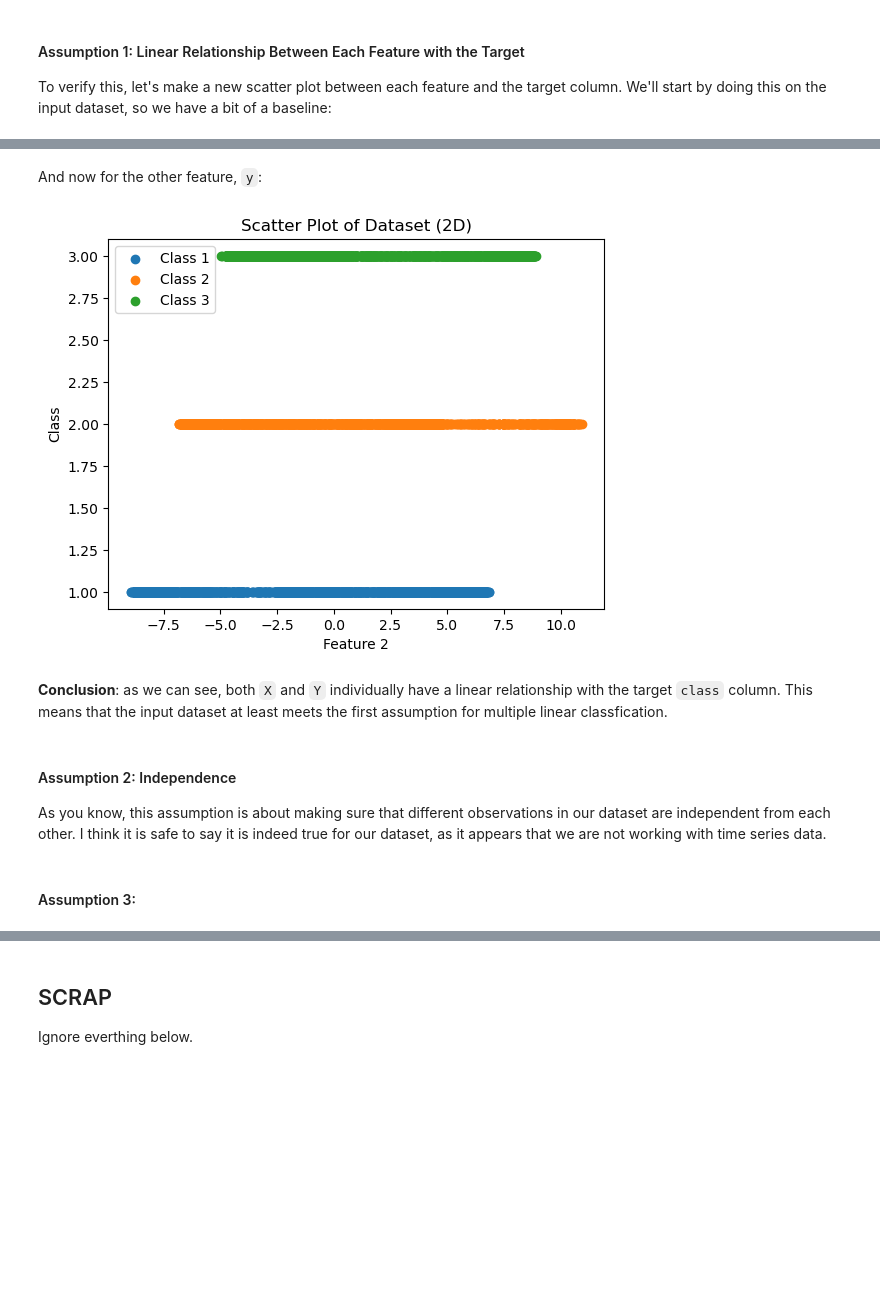
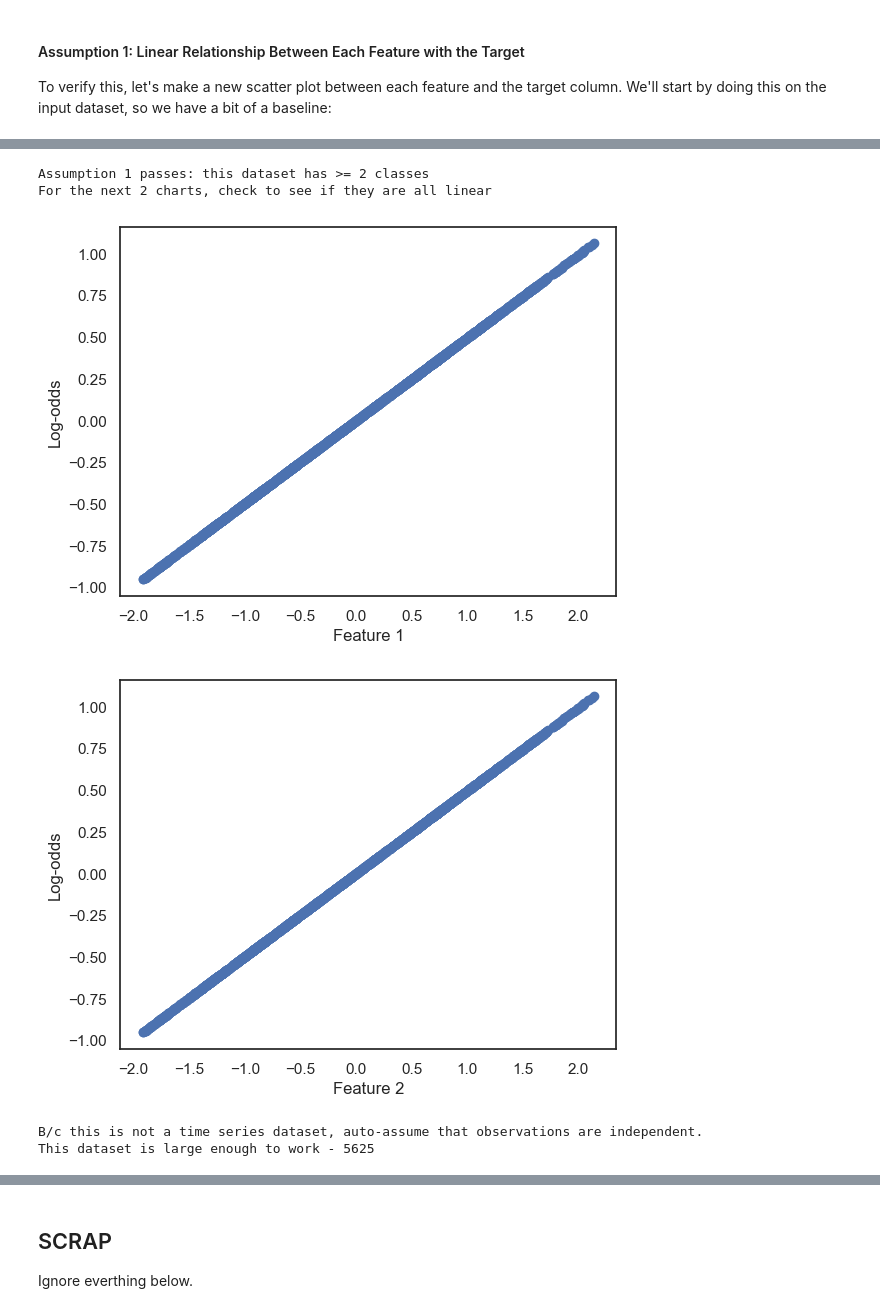
Before and after one commit to UPstartDeveloper/ML-Fundamentals-and-Apps, a Jupyter notebook: SyedRaza_Project1/SyedRaza_Project1.ipynb, the cells around one changed output, grey strips where cells are left out. Cells and saved outputs as stored; diff of their text form; code cells hidden in the pictures; blank space fills up the shorter version.

```diff
--- a/SyedRaza_Project1/SyedRaza_Project1.ipynb
+++ b/SyedRaza_Project1/SyedRaza_Project1.ipynb
@@ -150,0 +171,31 @@ Let's go ahead and valid the 4 assumption of linear classifiers:
+# %%
+import numbers
+
+from sklearn import _loss as L
+from sklearn.linear_model import TweedieRegressor
+from sklearn.utils import validation
+
+class MyHalfTweedieLoss(L.loss.HalfTweedieLoss):
+    def __init__(self, *args, **kwargs):
+        self.link=L.link.LogitLink()  # key distinction from what's in Sklearn out of the box
+        super().__init__(*args, **kwargs)
+
+class MyTweedieRegressor(TweedieRegressor):
+    """
+    We'll use this for a plot later,
+    when checking one of the assumptions in Scikit-learn.
+    """
+    def _get_loss(self):
+        '''
+        we might need to use this because Scikit-learn only came
+        with the option to use a 'log' or 'identity' link func
+
+        otherwise, I think it's just a cool concept of a class to write
+        '''
+        if self.link == 'logit':
+            return MyHalfTweedieLoss(power=self.power)
+# %%
+# sanity check
+m3 = MyTweedieRegressor(link='logit', power=0)
+m3.fit(X_train_scaled, y_train)
+m3.score(X_test_scaled, y_test)
@@ -150,0 +208,8 @@ Let's go ahead and valid the 4 assumption of linear classifiers:
+# %%
+logit_results = GLM(y_train, X_train_scaled[:, 1], family=families.Binomial()).fit()
+predicted = logit_results.predict(X_test_scaled[:, 1])
+
+# Getting log odds values
+log_odds = np.log(predicted / (1 - predicted))
+
+sklearn.metrics.mean_squared_error(X_test_scaled[:, 1], log_odds)
@@ -173,27 +275,10 @@ plt.show()
-# %% [markdown]
-And now for the other feature, `y`:
-# %%
-class1, class2, class3 = (
-    df_train[df_train["class"] == 1],
-    df_train[df_train["class"] == 2],
-    df_train[df_train["class"] == 3],
-)
-
-plt.scatter(class1["y"], class1["class"], label='Class 1')
-plt.scatter(class2["y"], class2["class"], label='Class 2')
-plt.scatter(class3["y"], class3["class"], label='Class 3')
-plt.xlabel("Feature 2")
-plt.ylabel("Class")
-plt.title("Scatter Plot of Dataset (2D)")
-plt.legend()
-plt.show()
-# %% [output]
-[figure, removed]
-# %% [markdown]
-**Conclusion**: as we can see, both `X` and `Y` individually have a linear relationship with the target `class` column. This means that the input dataset at least meets the first assumption for multiple linear classfication.
-# %% [markdown]
-#### Assumption 2: Independence
-
-As you know, this assumption is about making sure that different observations in our dataset are independent from each other. I think it is safe to say it is indeed true for our dataset, as it appears that we are not working with time series data.
-# %% [markdown]
-#### Assumption 3:
+# %%
+# sanity check
+check_assumptions(X_train_scaled, y_train, X_test_scaled, is_time_series=False)
+# %% [output]
+Assumption 1 passes: this dataset has >= 2 classes
+For the next 2 charts, check to see if they are all linear
+[figure, added]
+[figure, added]
+B/c this is not a time series dataset, auto-assume that observations are independent.
+This dataset is large enough to work - 5625
```
Also changed, not shown: parts of 14 cells of this notebook, 1 other file.
